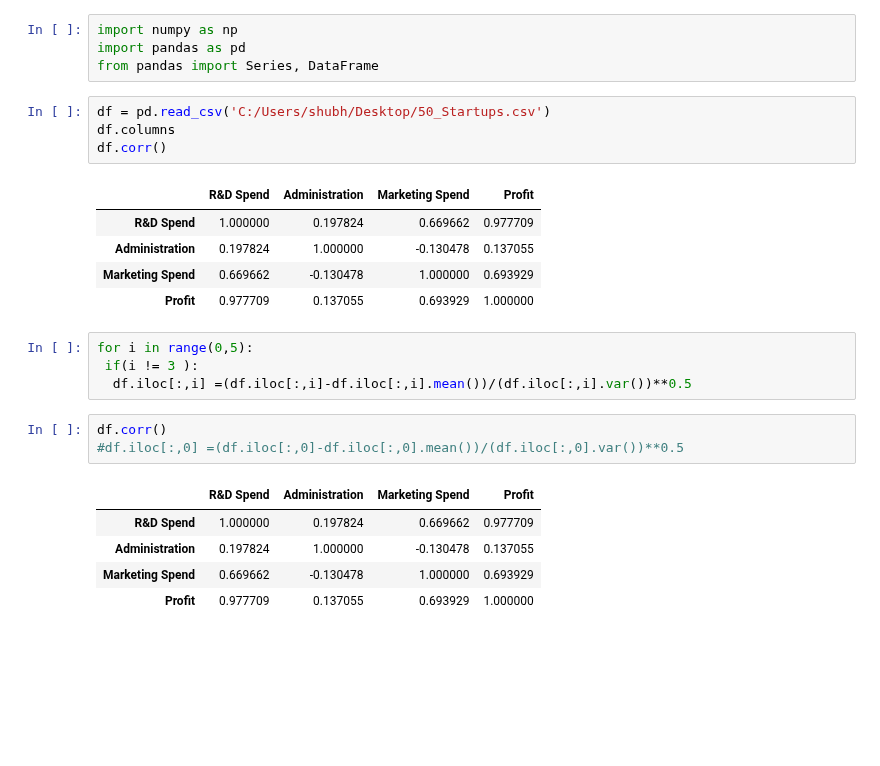
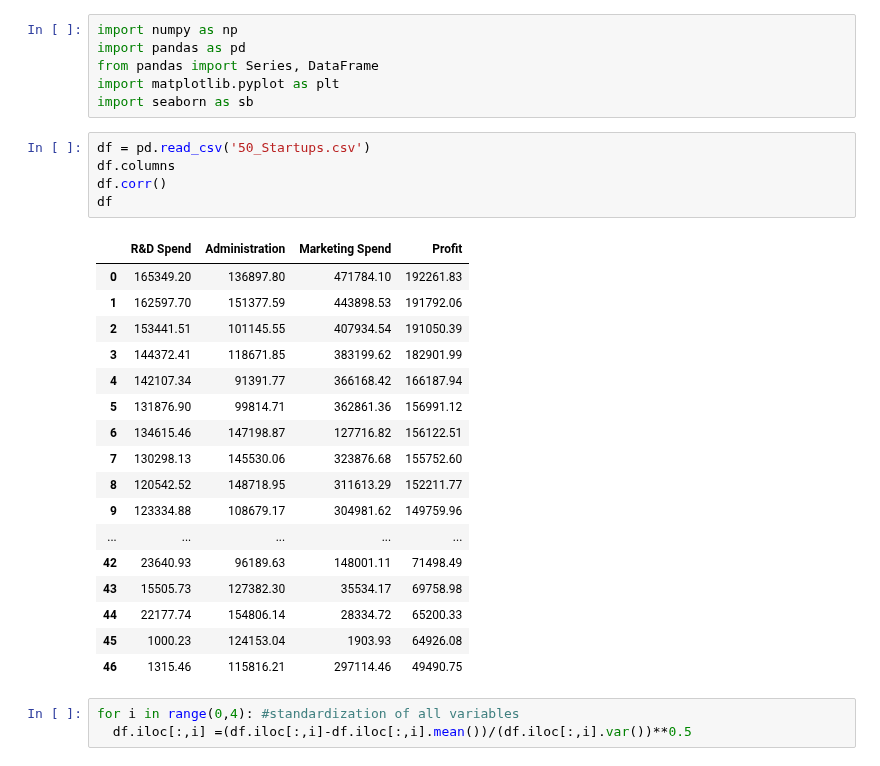
Before and after one commit to ML-NOOB/Python-and-Probability, a Jupyter notebook: Graham Schimdt transformation.ipynb, the cells around one changed output. Saved outputs shown, nothing was run; the diff lists cells and outputs as text; blank space fills up the shorter version.

```diff
--- a/Graham Schimdt transformation.ipynb
+++ b/Graham Schimdt transformation.ipynb
@@ -2,26 +2,31 @@
 import numpy as np
 import pandas as pd
 from pandas import Series, DataFrame
+import matplotlib.pyplot as plt
+import seaborn as sb
 # %%
-df = pd.read_csv('C:/Users/shubh/Desktop/50_Startups.csv')
+df = pd.read_csv('50_Startups.csv')
 df.columns
 df.corr()
+df
 # %% [output]
 |  | R&D Spend | Administration | Marketing Spend | Profit |
-| R&D Spend | 1.000000 | 0.197824 | 0.669662 | 0.977709 |
-| Administration | 0.197824 | 1.000000 | -0.130478 | 0.137055 |
-| Marketing Spend | 0.669662 | -0.130478 | 1.000000 | 0.693929 |
-| Profit | 0.977709 | 0.137055 | 0.693929 | 1.000000 |
+| 0 | 165349.20 | 136897.80 | 471784.10 | 192261.83 |
+| 1 | 162597.70 | 151377.59 | 443898.53 | 191792.06 |
+| 2 | 153441.51 | 101145.55 | 407934.54 | 191050.39 |
+| 3 | 144372.41 | 118671.85 | 383199.62 | 182901.99 |
+| 4 | 142107.34 | 91391.77 | 366168.42 | 166187.94 |
+| 5 | 131876.90 | 99814.71 | 362861.36 | 156991.12 |
+| 6 | 134615.46 | 147198.87 | 127716.82 | 156122.51 |
+| 7 | 130298.13 | 145530.06 | 323876.68 | 155752.60 |
+| 8 | 120542.52 | 148718.95 | 311613.29 | 152211.77 |
+| 9 | 123334.88 | 108679.17 | 304981.62 | 149759.96 |
+| ... | ... | ... | ... | ... |
+| 42 | 23640.93 | 96189.63 | 148001.11 | 71498.49 |
+| 43 | 15505.73 | 127382.30 | 35534.17 | 69758.98 |
+| 44 | 22177.74 | 154806.14 | 28334.72 | 65200.33 |
+| 45 | 1000.23 | 124153.04 | 1903.93 | 64926.08 |
+| 46 | 1315.46 | 115816.21 | 297114.46 | 49490.75 |
 # %%
-for i in range(0,5):
- if(i != 3 ):
+for i in range(0,4): #standardization of all variables
   df.iloc[:,i] =(df.iloc[:,i]-df.iloc[:,i].mean())/(df.iloc[:,i].var())**0.5
-# %%
-df.corr()
-#df.iloc[:,0] =(df.iloc[:,0]-df.iloc[:,0].mean())/(df.iloc[:,0].var())**0.5
-# %% [output]
-|  | R&D Spend | Administration | Marketing Spend | Profit |
-| R&D Spend | 1.000000 | 0.197824 | 0.669662 | 0.977709 |
-| Administration | 0.197824 | 1.000000 | -0.130478 | 0.137055 |
-| Marketing Spend | 0.669662 | -0.130478 | 1.000000 | 0.693929 |
-| Profit | 0.977709 | 0.137055 | 0.693929 | 1.000000 |
```
Also changed, not shown: parts of 8 cells of this notebook.
